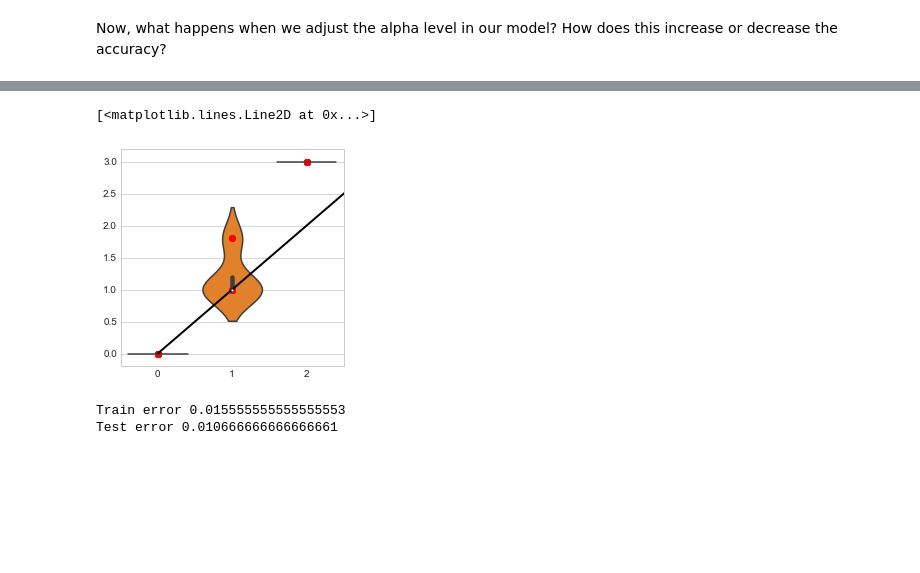
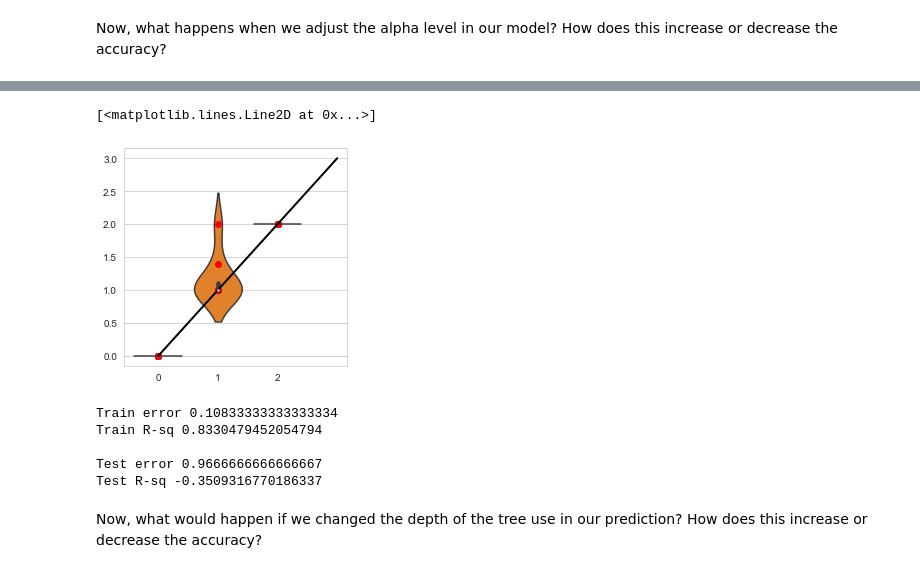
Before and after one commit to UWStemSubML2022/Classification, a Jupyter notebook: Classification.ipynb, the cells around one changed output, grey strips where cells are left out. Cells and saved outputs as stored; diff of their text form; code cells hidden in the pictures; blank space fills up the shorter version.

```diff
--- a/Classification.ipynb
+++ b/Classification.ipynb
@@ -14,7 +14,7 @@ from sklearn.metrics import r2_score
 # %% [markdown]
 We will be looking at a dataset about IRIS flowers today, found in **IRIS.csv**
 # %%
-df = pd.read_csv("./Downloads/IRIS.csv")
+df = pd.read_csv("IRIS.csv")
 # %% [markdown]
 This dataset includes sepal length and width, along with petal length and width, and the particular species of iris. Here is a helpful digram:
 
@@ -221,6 +316,6 @@ DecisionTreeRegressor(criterion='mse', max_depth=4, max_features=None,
 # %%
-train_pred=dt.predict(x)
-test_pred=dt.predict(test_x)
+dt_train=dt.predict(x)
+dt_test=dt.predict(test_x)
 # %%
 #parity plot
 plt.figure(figsize=(4,4))
@@ -242,8 +337,8 @@ plt.plot([0,3],[0,3],lw=2,color='black')
 # %%
 plt.figure(figsize=(4,4))
-sns.violinplot(x=test_y_num,y=testpred,data=df)
-plt.scatter(test_y_num,testpred,color='r')
+sns.violinplot(x=test_y_num,y=dt_test,data=df, xlim=[0,3])
+plt.scatter(test_y_num,dt_test,color='r')
 plt.plot([0,3],[0,3],lw=2,color='black')
 # %% [output]
 [<matplotlib.lines.Line2D at 0x...>]
-[figure, old version]
+[figure, new version]
@@ -253,10 +345,16 @@ from sklearn.metrics import mean_squared_error
 # %%
 #calculate the test and train error
-train_pred=dt.predict(x)
-test_pred=dt.predict(test_x)
 
-print("Train error",mean_squared_error(y_num,train_pred))
-print("Test error",mean_squared_error(test_y_num,test_pred))
+print("Train error",mean_squared_error(y_num,kmeans_train))
+print("Train R-sq",r2_score(y_num,kmeans_train))
+
+print("\nTest error",mean_squared_error(test_y_num,kmeans_test))
+print("Test R-sq",r2_score(test_y_num,kmeans_test))
 # %% [output]
-Train error 0.015555555555555553
-Test error 0.010666666666666661
+Train error 0.10833333333333334
+Train R-sq 0.8330479452054794
+
+Test error 0.9666666666666667
+Test R-sq -0.3509316770186337
+# %% [markdown]
+Now, what would happen if we changed the depth of the tree use in our prediction? How does this increase or decrease the accuracy?
```
Also changed, not shown: parts of 36 cells of this notebook.
